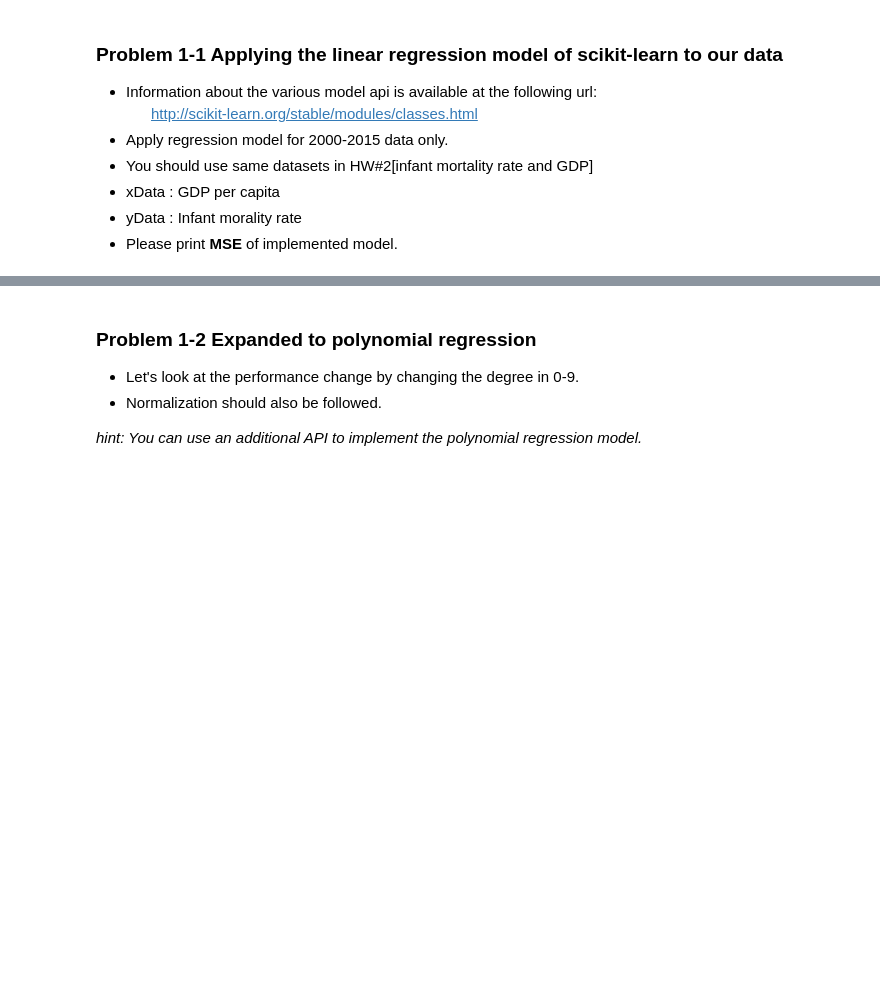
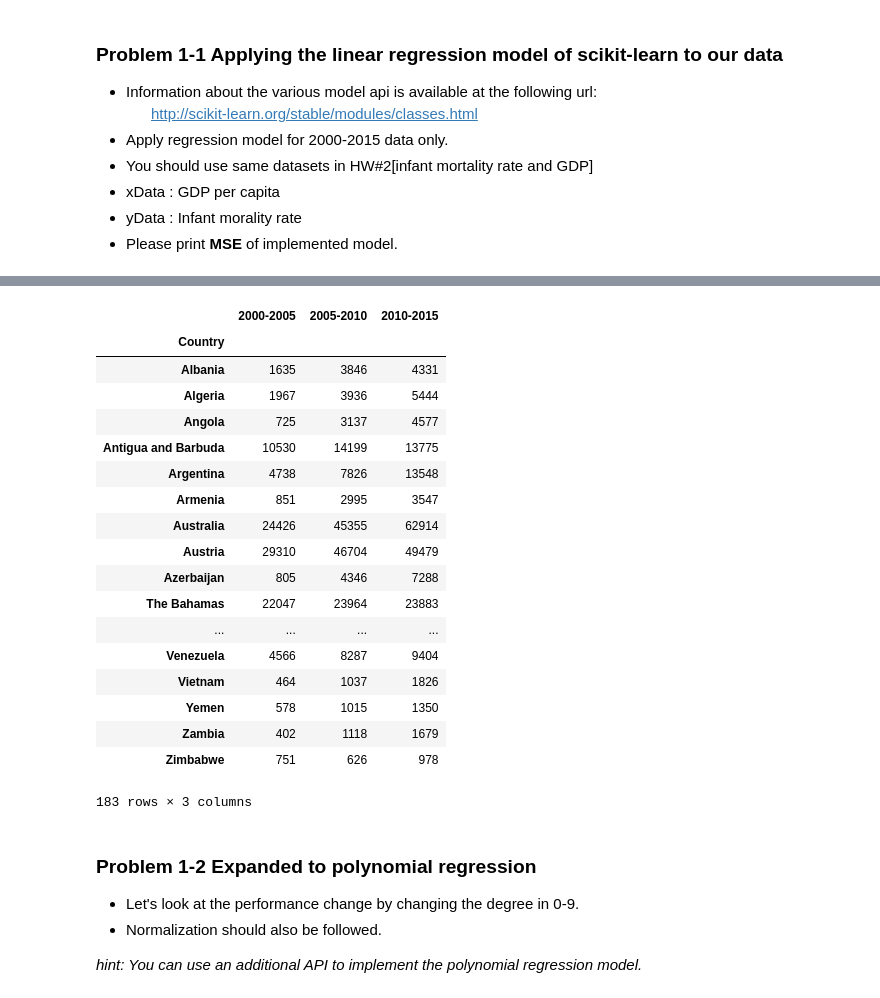
Before and after one commit to JinheonBaek/DataScience, a Jupyter notebook: HW-3/HW3_2016320198_백진헌.ipynb, the cells around one changed output, grey strips where cells are left out. Saved outputs shown, nothing was run; the diff lists cells and outputs as text; code cells hidden in the pictures; blank space fills up the shorter version.

```diff
--- a/HW-3/HW3_2016320198_백진헌.ipynb
+++ b/HW-3/HW3_2016320198_백진헌.ipynb
@@ -80,0 +150,24 @@ from sklearn.metrics import mean_squared_error
+# %%
+resultGDP = GDP
+# Think wisely! It does not require long code. For me, 3 lines were enough. You can do it :)
+
+###YOUR CODE HERE###
+
+## Data -> Int type
+resultGDP = resultGDP.astype('int64')
+
+## ColumnNums
+columnNums = [
+['2000', '2001', '2002', '2003', '2004', '2005'],
+['2005', '2006', '2007', '2008', '2009', '2010'],
+['2010', '2011', '2012', '2013', '2014', '2015']
+]
+
+## Get Median value by country of each 5 years
+for columnNum in columnNums:
+    resultGDP[str(columnNum[0]) + '-' + str(columnNum[-1])] = resultGDP[columnNum].median(axis = 'columns')
+    resultGDP.drop(columnNum[:5], 1, inplace = True)
+resultGDP.drop('2015', 1, inplace = True)
+
+## Data -> Int type
+resultGDP = resultGDP.astype('int64')
@@ -81,3 +184,25 @@ from sklearn.metrics import mean_squared_error
+# %%
+resultGDP
+# %% [output]
+|  | 2000-2005 | 2005-2010 | 2010-2015 |
+| Country |  |  |  |
+| Albania | 1635 | 3846 | 4331 |
+| Algeria | 1967 | 3936 | 5444 |
+| Angola | 725 | 3137 | 4577 |
+| Antigua and Barbuda | 10530 | 14199 | 13775 |
+| Argentina | 4738 | 7826 | 13548 |
+| Armenia | 851 | 2995 | 3547 |
+| Australia | 24426 | 45355 | 62914 |
+| Austria | 29310 | 46704 | 49479 |
+| Azerbaijan | 805 | 4346 | 7288 |
+| The Bahamas | 22047 | 23964 | 23883 |
+| ... | ... | ... | ... |
+| Venezuela | 4566 | 8287 | 9404 |
+| Vietnam | 464 | 1037 | 1826 |
+| Yemen | 578 | 1015 | 1350 |
+| Zambia | 402 | 1118 | 1679 |
+| Zimbabwe | 751 | 626 | 978 |
+183 rows × 3 columns
 # %%
 lr = LinearRegression()
 
```
Also changed, not shown: parts of 32 cells of this notebook.
